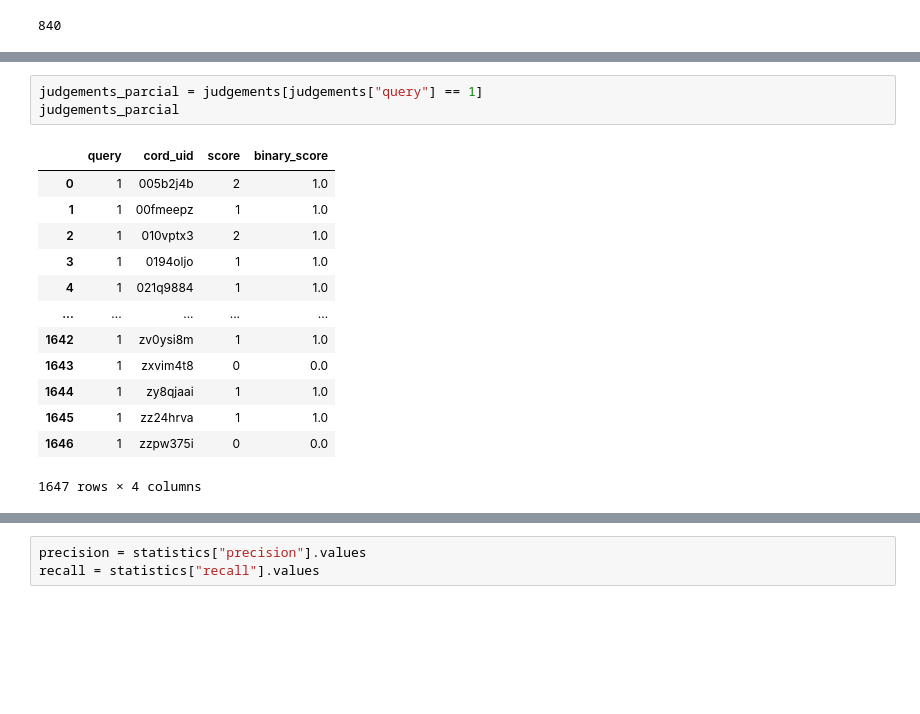
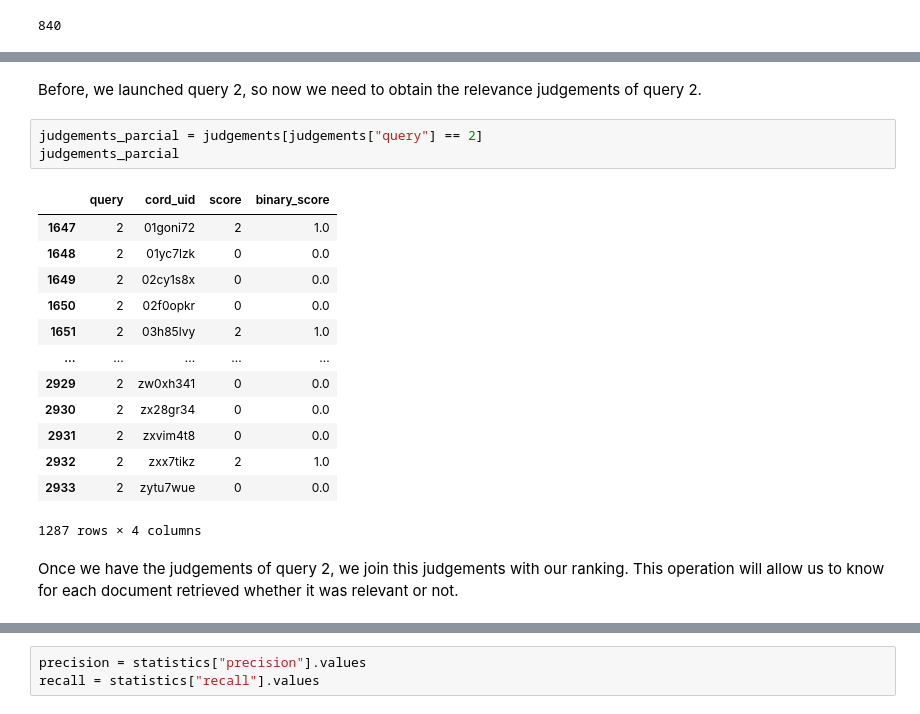
Before and after one commit to themrcesi/Biomedical-Informatics, a Jupyter notebook: Information Retrieval Engine/src/IRSystem.ipynb, the cells around one changed output, grey strips where cells are left out. Saved outputs shown, nothing was run; the diff lists cells and outputs as text; blank space fills up the shorter version.

```diff
--- a/Information Retrieval Engine/src/IRSystem.ipynb
+++ b/Information Retrieval Engine/src/IRSystem.ipynb
@@ -354,21 +411,25 @@ results
 83585 rows × 4 columns
+# %% [markdown]
+Before, we launched query 2, so now we need to obtain the relevance judgements of query 2.
 # %%
-judgements_parcial = judgements[judgements["query"] == 1]
+judgements_parcial = judgements[judgements["query"] == 2]
 judgements_parcial
 # %% [output]
 |  | query | cord_uid | score | binary_score |
-| 0 | 1 | 005b2j4b | 2 | 1.0 |
-| 1 | 1 | 00fmeepz | 1 | 1.0 |
-| 2 | 1 | 010vptx3 | 2 | 1.0 |
-| 3 | 1 | 0194oljo | 1 | 1.0 |
-| 4 | 1 | 021q9884 | 1 | 1.0 |
+| 1647 | 2 | 01goni72 | 2 | 1.0 |
+| 1648 | 2 | 01yc7lzk | 0 | 0.0 |
+| 1649 | 2 | 02cy1s8x | 0 | 0.0 |
+| 1650 | 2 | 02f0opkr | 0 | 0.0 |
+| 1651 | 2 | 03h85lvy | 2 | 1.0 |
 | ... | ... | ... | ... | ... |
-| 1642 | 1 | zv0ysi8m | 1 | 1.0 |
-| 1643 | 1 | zxvim4t8 | 0 | 0.0 |
-| 1644 | 1 | zy8qjaai | 1 | 1.0 |
-| 1645 | 1 | zz24hrva | 1 | 1.0 |
-| 1646 | 1 | zzpw375i | 0 | 0.0 |
+| 2929 | 2 | zw0xh341 | 0 | 0.0 |
+| 2930 | 2 | zx28gr34 | 0 | 0.0 |
+| 2931 | 2 | zxvim4t8 | 0 | 0.0 |
+| 2932 | 2 | zxx7tikz | 2 | 1.0 |
+| 2933 | 2 | zytu7wue | 0 | 0.0 |
-1647 rows × 4 columns
+1287 rows × 4 columns
+# %% [markdown]
+Once we have the judgements of query 2, we join this judgements with our ranking. This operation will allow us to know for each document retrieved whether it was relevant or not.
 # %%
 statistics = results.set_index("cord_uid").join(judgements_parcial.set_index("cord_uid"))
 statistics
```
Also changed, not shown: parts of 100 cells of this notebook, 1 other file.
